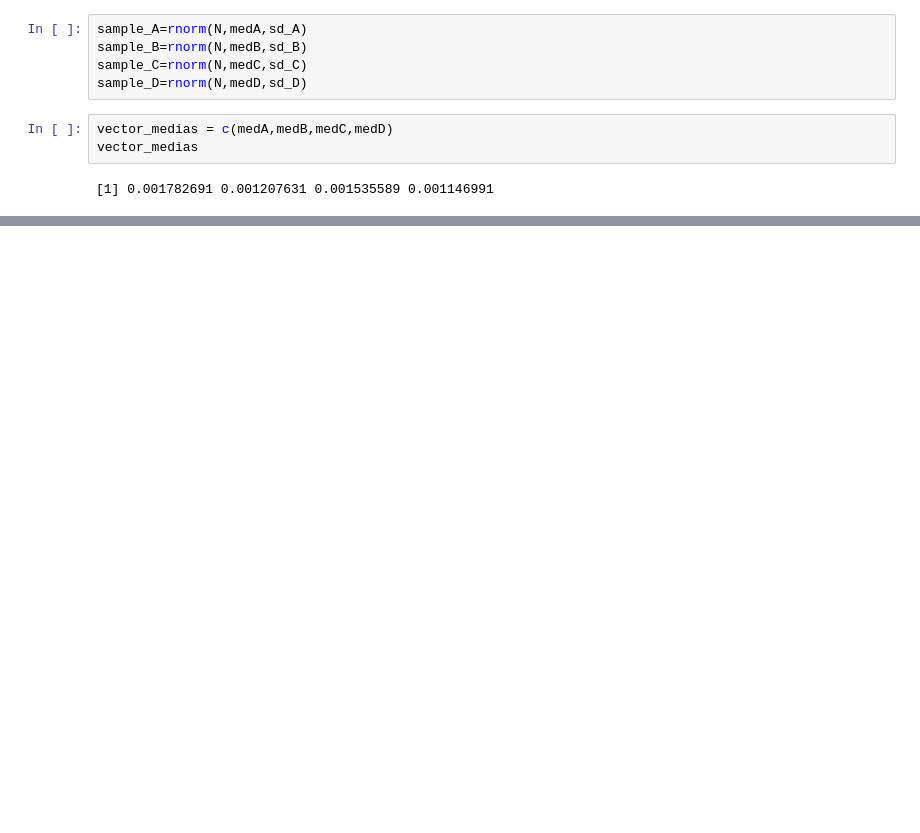
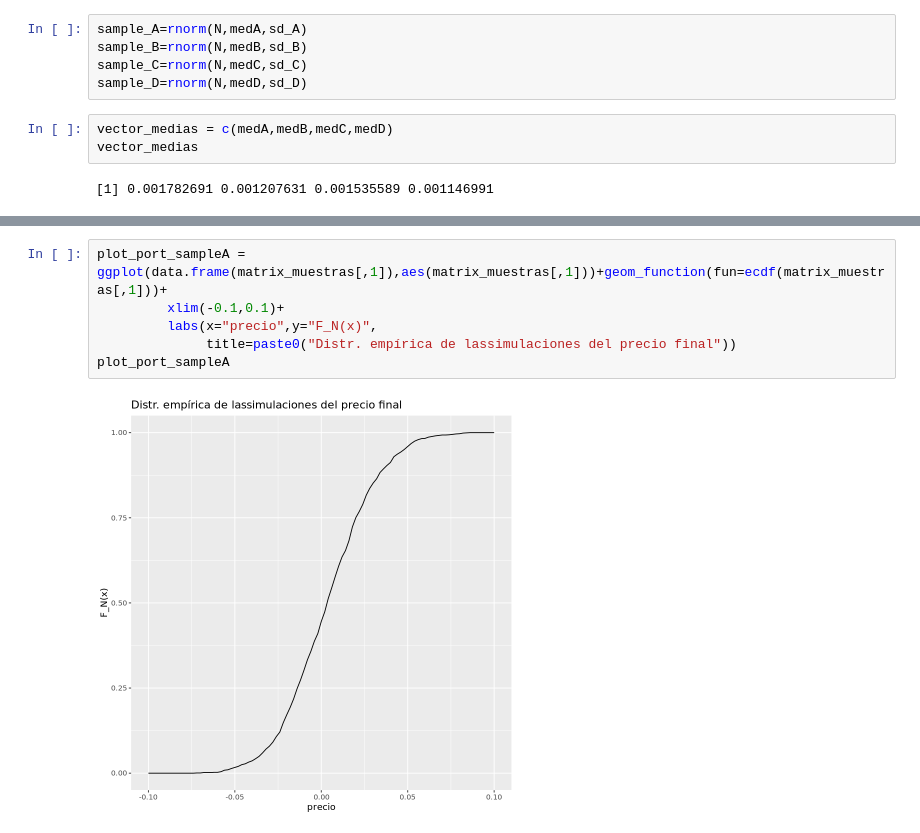
Before and after one commit to cesar-trader/simul_tarea2, a Jupyter notebook: tarea3pregunta1.ipynb, the cells around one changed output, grey strips where cells are left out. Drawn from its saved outputs; the diff is of its cells as text; blank space fills up the shorter version.

```diff
--- a/tarea3pregunta1.ipynb
+++ b/tarea3pregunta1.ipynb
@@ -515,3 +580,11 @@ vector_medias
+# %%
+plot_port_sampleA = ggplot(data.frame(matrix_muestras[,1]),aes(matrix_muestras[,1]))+geom_function(fun=ecdf(matrix_muestras[,1]))+
+         xlim(-0.1,0.1)+
+         labs(x="precio",y="F_N(x)",
+              title=paste0("Distr. empírica de lassimulaciones del precio final"))
+plot_port_sampleA
+# %% [output]
+[figure, added]
 # %%
 c(sample_A[1],sample_B[1],sample_C[1],sample_D[1])
 # %% [output]
```
Also changed, not shown: parts of 18 cells of this notebook.
